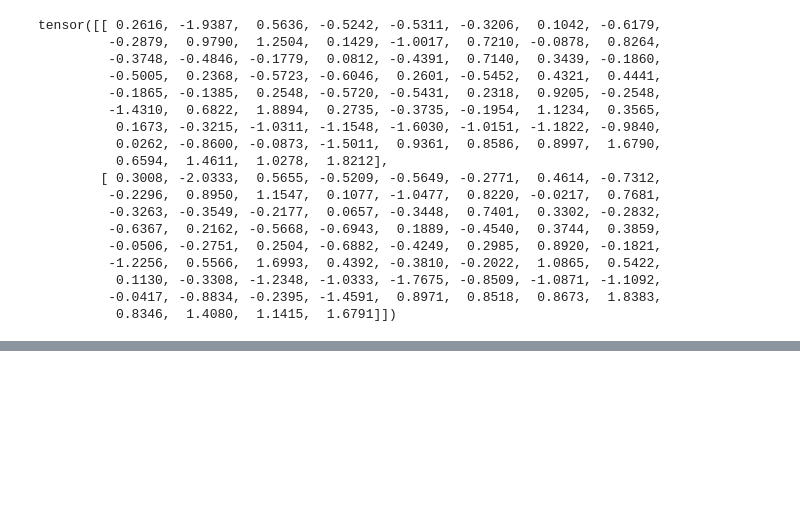
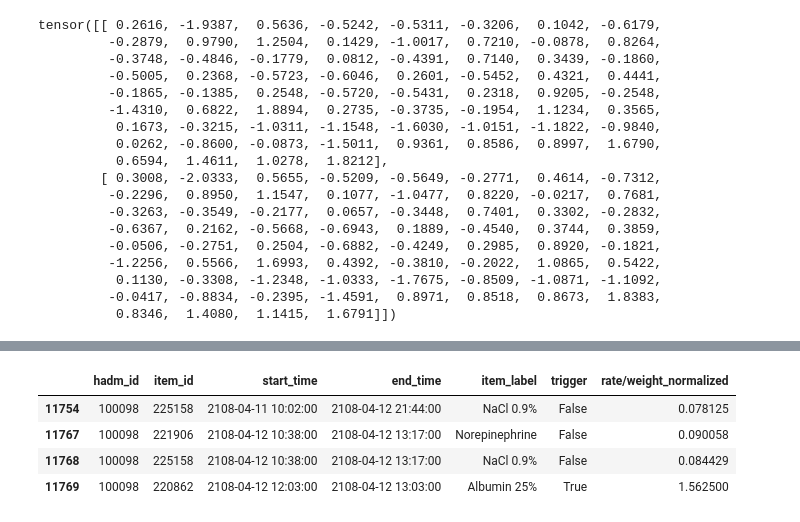
Before and after one commit to rickconci/Counterfactual_ICU, a Jupyter notebook: src_new/models/test.ipynb, the cells around one changed output, grey strips where cells are left out. Saved outputs shown, nothing was run; the diff lists cells and outputs as text; code cells hidden in the pictures; blank space fills up the shorter version.

```diff
--- a/src_new/models/test.ipynb
+++ b/src_new/models/test.ipynb
@@ -373,0 +1086,3 @@ tensor([[ 0.2616, -1.9387,  0.5636, -0.5242, -0.5311, -0.3206,  0.1042, -0.6179,
+# %%
+med_parquet_path = '/n/netscratch/mzitnik_lab/Lab/rconci/BIOMM/numerics/mv_filtered.bin'
+df_full, df_triggers = load_medication_data(med_parquet_path)
@@ -373,0 +1094,7 @@ tensor([[ 0.2616, -1.9387,  0.5636, -0.5242, -0.5311, -0.3206,  0.1042, -0.6179,
+# %%
+trajectory_duration_minutes = 20
+trajectories = identify_trajectories(
+    df_full,
+    df_triggers,
+    trajectory_duration_minutes=trajectory_duration_minutes,
+)
@@ -373,0 +1112,9 @@ tensor([[ 0.2616, -1.9387,  0.5636, -0.5242, -0.5311, -0.3206,  0.1042, -0.6179,
+# %%
+cols_to_keep=['hadm_id', 'item_id','start_time', 'end_time','item_label','trigger','rate/weight_normalized']
+trajectories['100098_53']['data'][cols_to_keep]
+# %% [output]
+|  | hadm_id | item_id | start_time | end_time | item_label | trigger | rate/weight_normalized |
+| 11754 | 100098 | 225158 | 2108-04-11 10:02:00 | 2108-04-12 21:44:00 | NaCl 0.9% | False | 0.078125 |
+| 11767 | 100098 | 221906 | 2108-04-12 10:38:00 | 2108-04-12 13:17:00 | Norepinephrine | False | 0.090058 |
+| 11768 | 100098 | 225158 | 2108-04-12 10:38:00 | 2108-04-12 13:17:00 | NaCl 0.9% | False | 0.084429 |
+| 11769 | 100098 | 220862 | 2108-04-12 12:03:00 | 2108-04-12 13:03:00 | Albumin 25% | True | 1.562500 |
```
Also changed, not shown: parts of 33 cells of this notebook, 5 other files.
